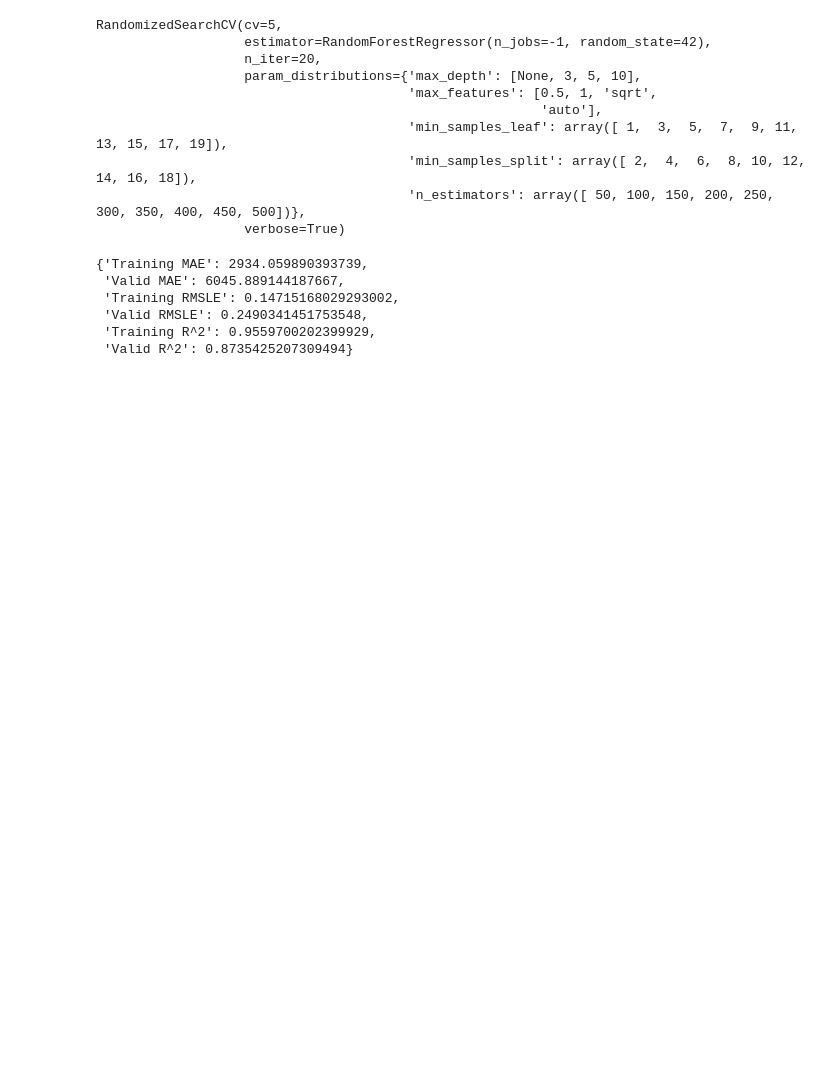
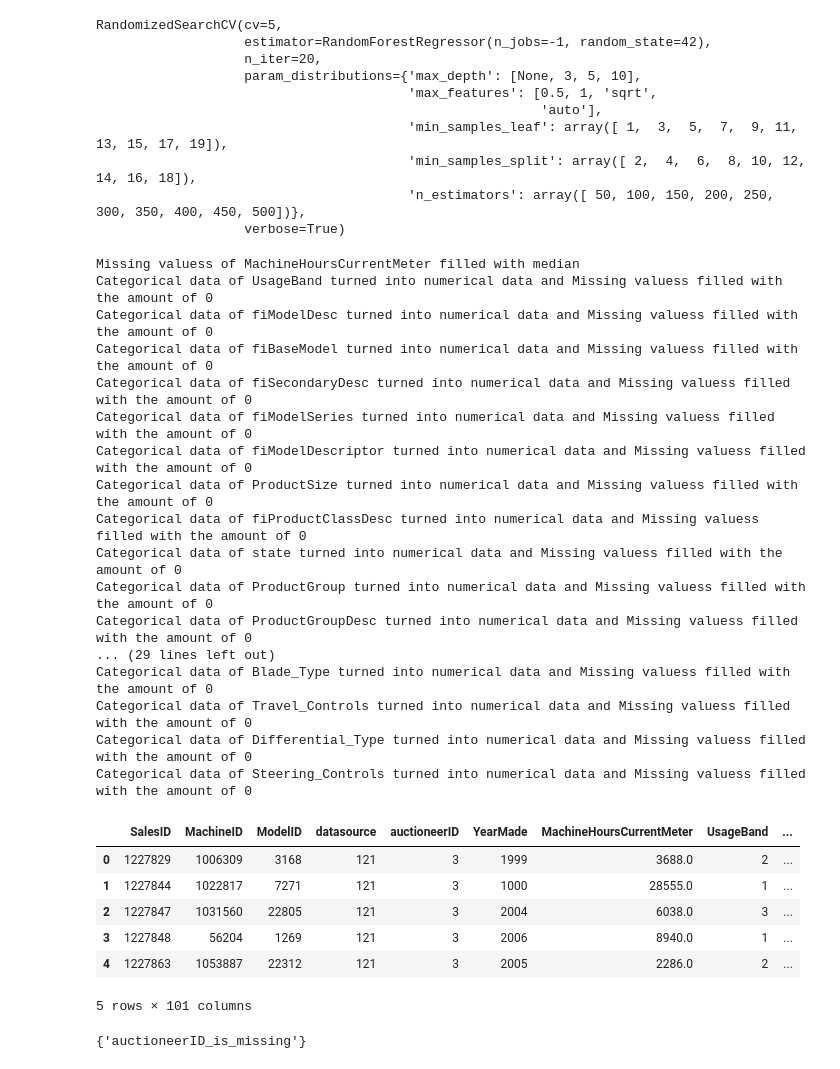
Before and after one commit to Mohamad-Namaki/Project-Blue-Book-for-Bulldozers, a Jupyter notebook: Project.ipynb, the cells around one changed output. Drawn from its saved outputs; the diff is of its cells as text; code cells hidden in the pictures; blank space fills up the shorter version.

Commit message:
Reading and Preprocesseing Test data

```diff
--- a/Project.ipynb
+++ b/Project.ipynb
@@ -342,12 +342,66 @@ RandomizedSearchCV(cv=5,
                                         'min_samples_split': array([ 2,  4,  6,  8, 10, 12, 14, 16, 18]),
                                         'n_estimators': array([ 50, 100, 150, 200, 250, 300, 350, 400, 450, 500])},
                    verbose=True)
-# %%
-show_scores(rs_model)
-# %% [output]
-{'Training MAE': 2934.059890393739,
- 'Valid MAE': 6045.889144187667,
- 'Training RMSLE': 0.14715168029293002,
- 'Valid RMSLE': 0.2490341451753548,
- 'Training R^2': 0.9559700202399929,
- 'Valid R^2': 0.8735425207309494}
+# %%
+def preprocess_data(df):
+    df["saleYear"] = df.saledate.dt.year
+    df["saleMonth"] = df.saledate.dt.month
+    df["saleDay"] = df.saledate.dt.day
+    df["saleDayOfWeek"] = df.saledate.dt.dayofweek
+    df["saleDayOfYear"] = df.saledate.dt.dayofyear
+    df.drop("saledate", axis=1, inplace=True)
+
+    # Fill missing values of numeric rows with the Median
+    for label, content in df.items():
+        if pd.api.types.is_numeric_dtype(content):
+            if pd.isnull(content).sum():
+                # Add a binary column to see if the data was missing
+                df[label+"_is_missing"] = pd.isnull(content)
+                # Fill missing value with Median
+                df[label] = content.fillna(content.median())
+                print(f"Missing valuess of {label} filled with median")
+        else:
+            # Add a binary column to see if the data was missing
+            df[label+"_is_missing"] = pd.isnull(content)
+            # turn categories into numbers and add +1
+            df[label] = pd.Categorical(content).codes + 1
+            print(f"Categorical data of {label} turned into numerical data and Missing valuess filled with the amount of 0")
+
+
+    return df
+# %%
+df_test = pd.read_csv("bluebook-for-bulldozers/Test.csv",
+                      low_memory=False,
+                      parse_dates=["saledate"])
+
+df_test = preprocess_data(df_test)
+df_test.head()
+# %% [output]
+Missing valuess of MachineHoursCurrentMeter filled with median
+Categorical data of UsageBand turned into numerical data and Missing valuess filled with the amount of 0
+Categorical data of fiModelDesc turned into numerical data and Missing valuess filled with the amount of 0
+Categorical data of fiBaseModel turned into numerical data and Missing valuess filled with the amount of 0
+Categorical data of fiSecondaryDesc turned into numerical data and Missing valuess filled with the amount of 0
+Categorical data of fiModelSeries turned into numerical data and Missing valuess filled with the amount of 0
+Categorical data of fiModelDescriptor turned into numerical data and Missing valuess filled with the amount of 0
+Categorical data of ProductSize turned into numerical data and Missing valuess filled with the amount of 0
+Categorical data of fiProductClassDesc turned into numerical data and Missing valuess filled with the amount of 0
+Categorical data of state turned into numerical data and Missing valuess filled with the amount of 0
+Categorical data of ProductGroup turned into numerical data and Missing valuess filled with the amount of 0
+Categorical data of ProductGroupDesc turned into numerical data and Missing valuess filled with the amount of 0
+... (29 lines left out)
+Categorical data of Blade_Type turned into numerical data and Missing valuess filled with the amount of 0
+Categorical data of Travel_Controls turned into numerical data and Missing valuess filled with the amount of 0
+Categorical data of Differential_Type turned into numerical data and Missing valuess filled with the amount of 0
+Categorical data of Steering_Controls turned into numerical data and Missing valuess filled with the amount of 0
+|  | SalesID | MachineID | ModelID | datasource | auctioneerID | YearMade | MachineHoursCurrentMeter | UsageBand | ... |
+| 0 | 1227829 | 1006309 | 3168 | 121 | 3 | 1999 | 3688.0 | 2 | ... |
+| 1 | 1227844 | 1022817 | 7271 | 121 | 3 | 1000 | 28555.0 | 1 | ... |
+| 2 | 1227847 | 1031560 | 22805 | 121 | 3 | 2004 | 6038.0 | 3 | ... |
+| 3 | 1227848 | 56204 | 1269 | 121 | 3 | 2006 | 8940.0 | 1 | ... |
+| 4 | 1227863 | 1053887 | 22312 | 121 | 3 | 2005 | 2286.0 | 2 | ... |
+5 rows × 101 columns
+# %%
+set(x_train.columns) - set(df_test.columns)
+# %% [output]
+{'auctioneerID_is_missing'}
```
Also changed, not shown: parts of 1 cell of this notebook.
